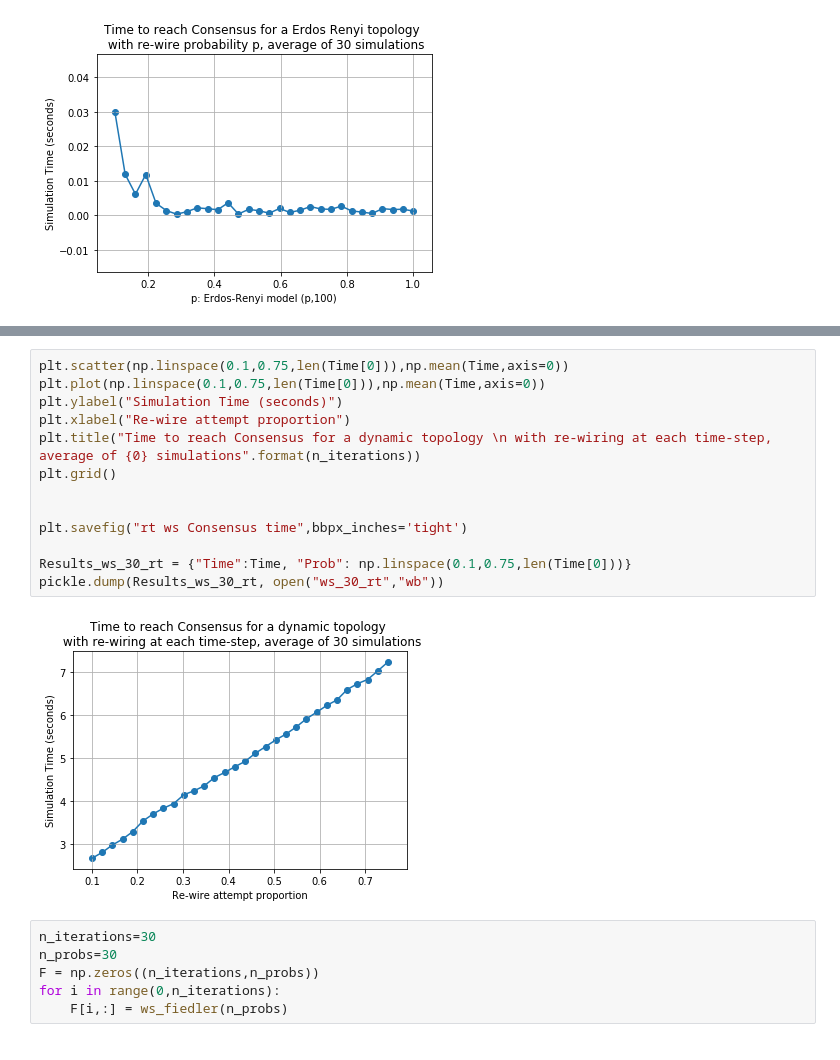
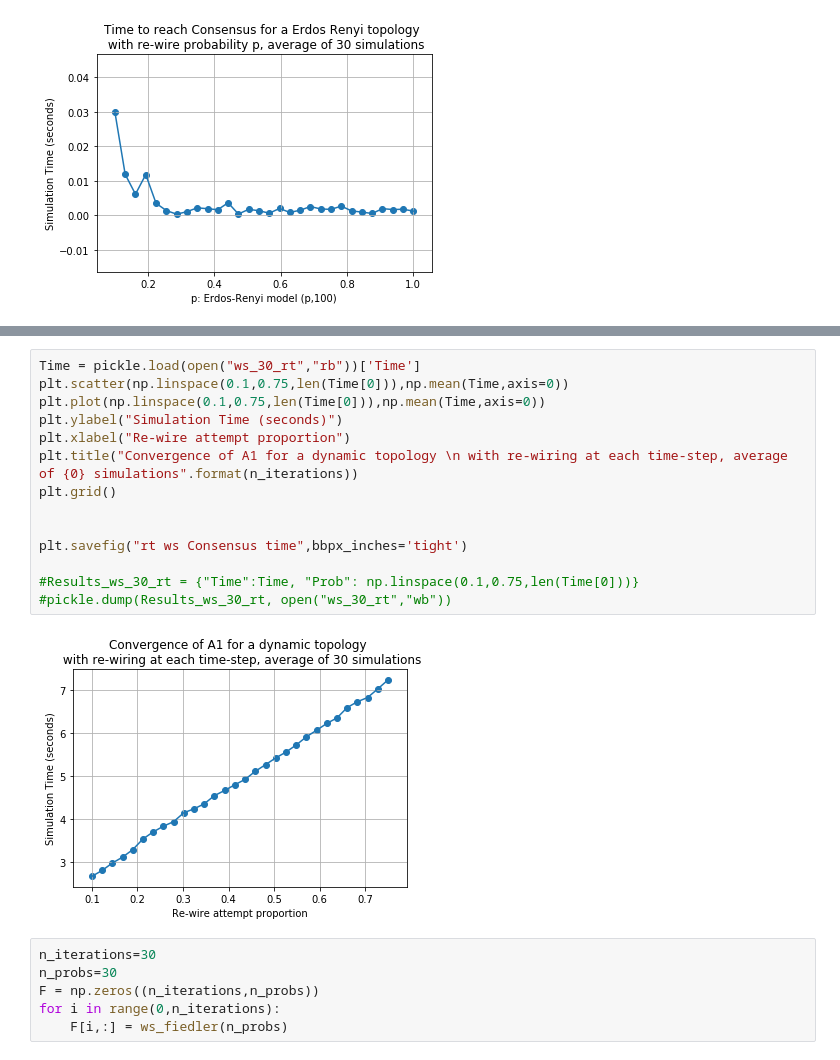
Before and after one commit to harveydevereux/Consensus, a Jupyter notebook: Notes/consensus.ipynb, the cells around one changed output, grey strips where cells are left out. Saved outputs shown, nothing was run; the diff lists cells and outputs as text.

```diff
--- a/Notes/consensus.ipynb
+++ b/Notes/consensus.ipynb
@@ -551,20 +574,21 @@ Iteration time:  157.694  seconds
 Iteration done!
 Iteration time:  156.588  seconds
 # %%
+Time = pickle.load(open("ws_30_rt","rb"))['Time']
 plt.scatter(np.linspace(0.1,0.75,len(Time[0])),np.mean(Time,axis=0))
 plt.plot(np.linspace(0.1,0.75,len(Time[0])),np.mean(Time,axis=0))
 plt.ylabel("Simulation Time (seconds)")
 plt.xlabel("Re-wire attempt proportion")
-plt.title("Time to reach Consensus for a dynamic topology \n with re-wiring at each time-step, average of {0} simulations".format(n_iterations))
+plt.title("Convergence of A1 for a dynamic topology \n with re-wiring at each time-step, average of {0} simulations".format(n_iterations))
 plt.grid()
 
 
 plt.savefig("rt ws Consensus time",bbpx_inches='tight')
 
-Results_ws_30_rt = {"Time":Time, "Prob": np.linspace(0.1,0.75,len(Time[0]))}
-pickle.dump(Results_ws_30_rt, open("ws_30_rt","wb"))
+#Results_ws_30_rt = {"Time":Time, "Prob": np.linspace(0.1,0.75,len(Time[0]))}
+#pickle.dump(Results_ws_30_rt, open("ws_30_rt","wb"))
 # %% [output]
-[figure, old version]
+[figure, new version]
 # %%
 n_iterations=30
 n_probs=30
```
Also changed, not shown: parts of 3 cells of this notebook, 3 other files.
